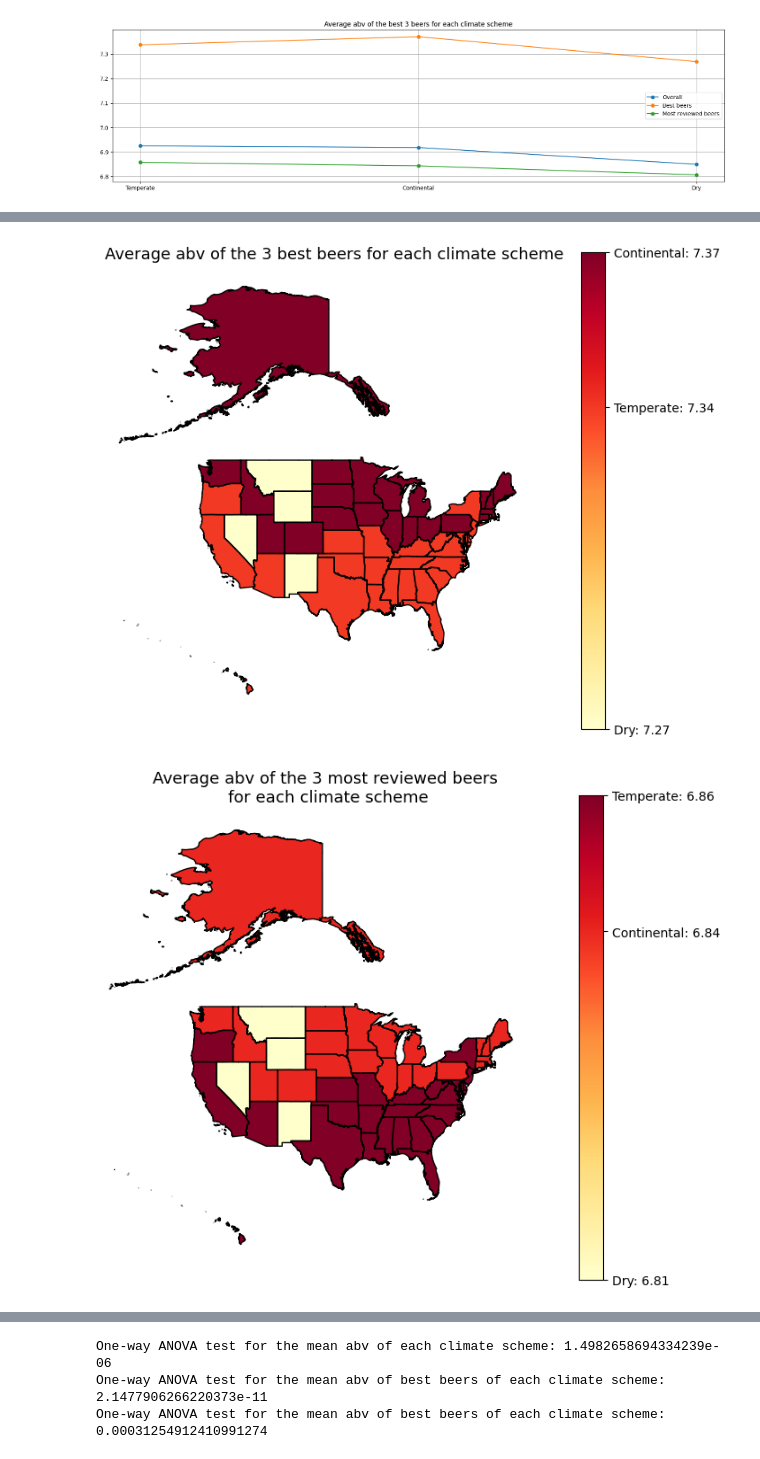
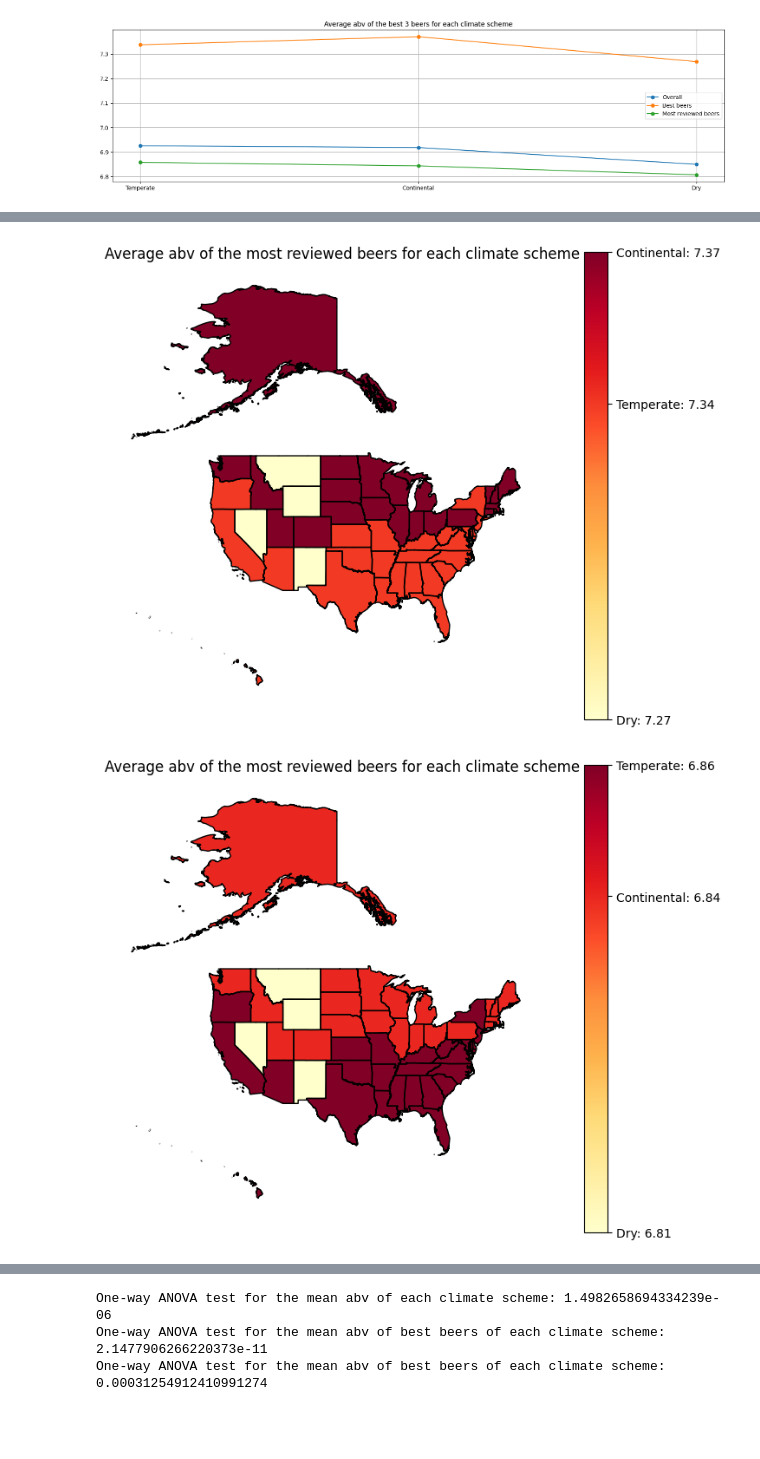
Before and after one commit to epfl-ada/ada-2023-project-riskybiscuits, a Jupyter notebook: abv_and_climate.ipynb, the cells around one changed output, grey strips where cells are left out. Saved outputs shown, nothing was run; the diff lists cells and outputs as text; code cells hidden in the pictures; blank space fills up the shorter version.

```diff
--- a/abv_and_climate.ipynb
+++ b/abv_and_climate.ipynb
@@ -453,6 +453,9 @@ climate_names["abv_mean_most_reviewd"] = climate_names["climate_scheme"].map(
     most_reviewed_scheme_abv
 )
 
-
+# in the fifth the average abv of all the beers for each climate scheme
+climate_names["abv_mean_overall"] = climate_names["climate_scheme"].map(
+    mean_abv_overall
+)
 climate_names.head(10)
 # %% [output]
@@ -471,17 +474,17 @@ climate_names.head(10)
 plot_climate_stats(
     climate_names,
     "abv_mean",
-    "Average abv of the 3 best beers for each climate scheme",
+    "Average abv of the most reviewed beers for each climate scheme",
     "climate_scheme",
 )
 # %% [output]
-[figure, old version]
+[figure, new version]
 # %%
 plot_climate_stats(
     climate_names,
     "abv_mean_most_reviewd",
-    "Average abv of the 3 most reviewed beers \nfor each climate scheme",
+    "Average abv of the most reviewed beers for each climate scheme",
     "climate_scheme",
 )
 # %% [output]
-[figure, old version]
+[figure, new version]
```
Also changed, not shown: parts of 13 cells of this notebook.
